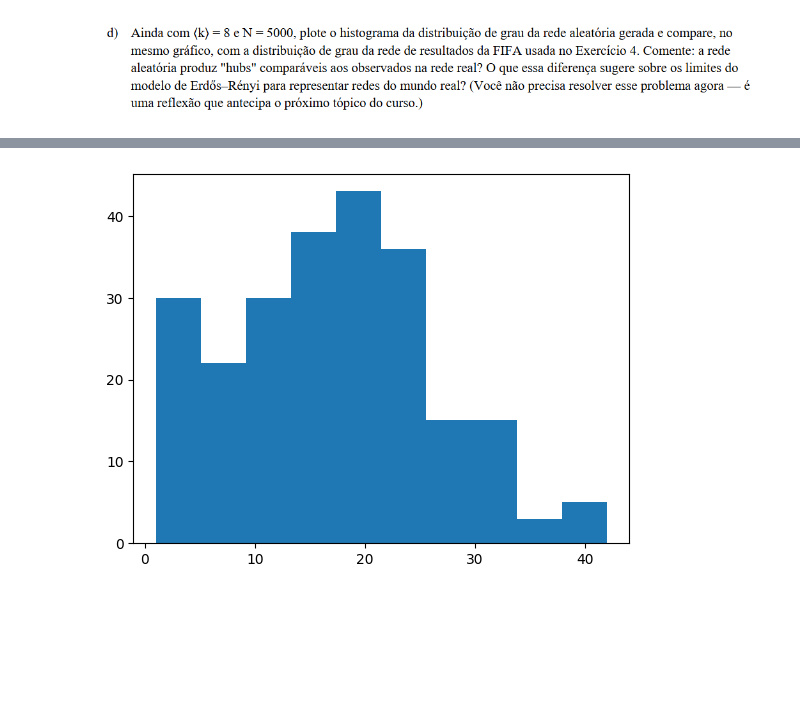
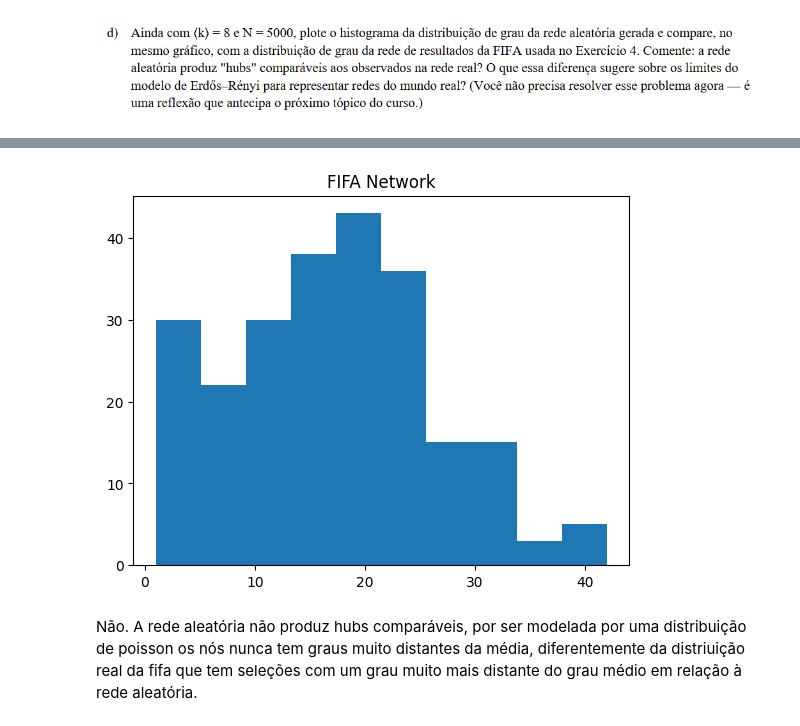
Before and after one commit to SamuelBoldrini/T1_Ciencia_de_Redes, a Jupyter notebook: question3.ipynb, the cells around one changed output, grey strips where cells are left out. Drawn from its saved outputs; the diff is of its cells as text; code cells hidden in the pictures; blank space fills up the shorter version.

```diff
--- a/question3.ipynb
+++ b/question3.ipynb
@@ -77,5 +84,8 @@ NameError: name 'Erdos_dist' is not defined
 # %%
 plt.hist(FIFA_dist)
+plt.title("FIFA Network")
 plt.show()
 # %% [output]
-[figure, old version]
+[figure, new version]
+# %% [markdown]
+Não. A rede aleatória não produz hubs comparáveis, por ser modelada por uma distribuição de poisson os nós nunca tem graus muito distantes da média, diferentemente da distriuição real da fifa que tem seleções com um grau muito mais distante do grau médio em relação à rede aleatória.
```
Also changed, not shown: parts of 5 cells of this notebook, 1 other file.
